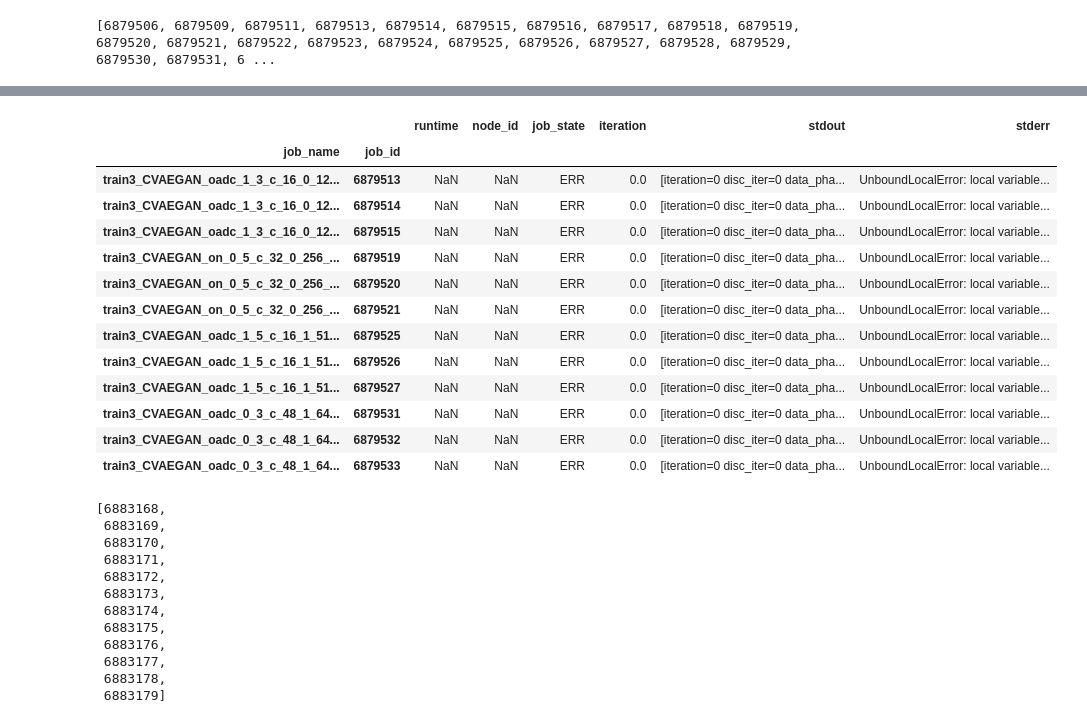
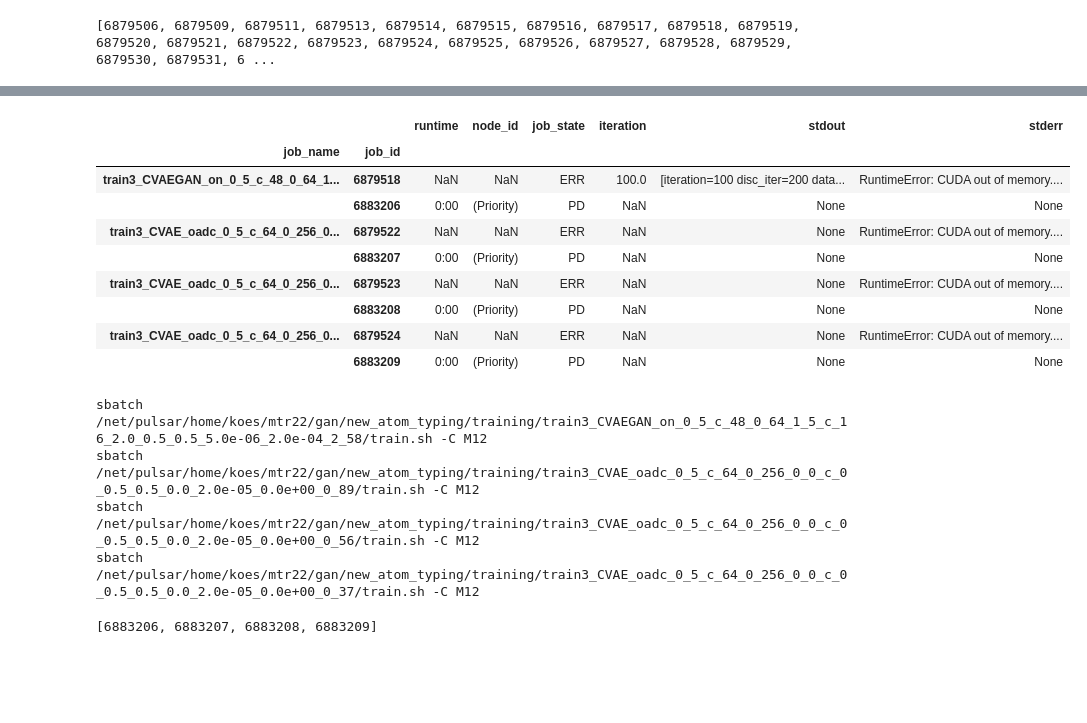
Before and after one commit to mattragoza/ipython-notebooks, a Jupyter notebook: new_atom_typing.ipynb, the cells around one changed output, grey strips where cells are left out. Drawn from its saved outputs; the diff is of its cells as text; code cells hidden in the pictures; blank space fills up the shorter version.

Commit message:
resubmit random search jobs with cuda oom, expect more

```diff
--- a/new_atom_typing.ipynb
+++ b/new_atom_typing.ipynb
@@ -724,12 +724,16 @@ train_jobs = pd.DataFrame(dict(
 
         # train3- fix unbound loss_gen error and resubmit (jobs with disc_train_iters=1)
         [6883168, 6883169, 6883170, 6883171, 6883172, 6883173, 6883174, 6883175, 6883176, 6883177, 6883178, 6883179],
+
+        # train3- resubmit CUDA oom models with -C M12
+        [6883206, 6883207, 6883208, 6883209],
     ],
-    group_name=[0,1,1,2,1,2,1,2,2,1,2,1,2,3,3]
+    group_name=[0,1,1,2,1,2,1,2,2,1,2,1,2,3,3,3]
 )).explode('job_id')
 # %%
 %%time
 import param_search
+param_search.job_queues.verbose = False
 from collections import defaultdict
 
 def find_work_dirs():
@@ -815,55 +819,47 @@ Wall time: 23 s
 # %%
 pd.set_option('display.max_colwidth', 100)
 import re
 iter_re = re.compile('iteration=(\d+) ')
 train_jobs['iteration'] = train_jobs['stdout'].map(
     lambda x: int(iter_re.search(x).group(1)) if x else x
 )
-train_jobs['affected'] = train_jobs['job_id'].isin(affected_jobs['job_id'].unique())
 
 resub_jobs = train_jobs[
-    (train_jobs['stderr'].str.contains('UnboundLocalError')) &
+    (train_jobs['group_name'] == 3) &
+    train_jobs['stderr'].map(lambda x: x is not None and 'UnboundLocalError' not in x) #&
     #train_jobs['job_name'].isin(affected_jobs['job_name'].unique()) &
     #~train_jobs['job_id'].isin(affected_jobs['job_id'].unique()) &
     #(train_jobs['job_id'] == 6837497) &
-    True
+    #True
 ]
-resub_jobs.set_index(['job_name', 'job_id']) \
+train_jobs[
+    train_jobs['job_name'].isin(resub_jobs['job_name'].unique())
+].set_index(['job_name', 'job_id']) \
     .sort_values(['job_name_idx', 'job_id'])[[
     'runtime', 'node_id', 'job_state',
     'iteration',
     'stdout', 'stderr',
 ]]
 # %% [output]
 |  |  | runtime | node_id | job_state | iteration | stdout | stderr |
 | job_name | job_id |  |  |  |  |  |  |
-| train3_CVAEGAN_oadc_1_3_c_16_0_12... | 6879513 | NaN | NaN | ERR | 0.0 | [iteration=0 disc_iter=0 data_pha... | UnboundLocalError: local variable... |
-| train3_CVAEGAN_oadc_1_3_c_16_0_12... | 6879514 | NaN | NaN | ERR | 0.0 | [iteration=0 disc_iter=0 data_pha... | UnboundLocalError: local variable... |
-| train3_CVAEGAN_oadc_1_3_c_16_0_12... | 6879515 | NaN | NaN | ERR | 0.0 | [iteration=0 disc_iter=0 data_pha... | UnboundLocalError: local variable... |
-| train3_CVAEGAN_on_0_5_c_32_0_256_... | 6879519 | NaN | NaN | ERR | 0.0 | [iteration=0 disc_iter=0 data_pha... | UnboundLocalError: local variable... |
-| train3_CVAEGAN_on_0_5_c_32_0_256_... | 6879520 | NaN | NaN | ERR | 0.0 | [iteration=0 disc_iter=0 data_pha... | UnboundLocalError: local variable... |
-| train3_CVAEGAN_on_0_5_c_32_0_256_... | 6879521 | NaN | NaN | ERR | 0.0 | [iteration=0 disc_iter=0 data_pha... | UnboundLocalError: local variable... |
-| train3_CVAEGAN_oadc_1_5_c_16_1_51... | 6879525 | NaN | NaN | ERR | 0.0 | [iteration=0 disc_iter=0 data_pha... | UnboundLocalError: local variable... |
-| train3_CVAEGAN_oadc_1_5_c_16_1_51... | 6879526 | NaN | NaN | ERR | 0.0 | [iteration=0 disc_iter=0 data_pha... | UnboundLocalError: local variable... |
-| train3_CVAEGAN_oadc_1_5_c_16_1_51... | 6879527 | NaN | NaN | ERR | 0.0 | [iteration=0 disc_iter=0 data_pha... | UnboundLocalError: local variable... |
-| train3_CVAEGAN_oadc_0_3_c_48_1_64... | 6879531 | NaN | NaN | ERR | 0.0 | [iteration=0 disc_iter=0 data_pha... | UnboundLocalError: local variable... |
-| train3_CVAEGAN_oadc_0_3_c_48_1_64... | 6879532 | NaN | NaN | ERR | 0.0 | [iteration=0 disc_iter=0 data_pha... | UnboundLocalError: local variable... |
-| train3_CVAEGAN_oadc_0_3_c_48_1_64... | 6879533 | NaN | NaN | ERR | 0.0 | [iteration=0 disc_iter=0 data_pha... | UnboundLocalError: local variable... |
+| train3_CVAEGAN_on_0_5_c_48_0_64_1... | 6879518 | NaN | NaN | ERR | 100.0 | [iteration=100 disc_iter=200 data... | RuntimeError: CUDA out of memory.... |
+|  | 6883206 | 0:00 | (Priority) | PD | NaN | None | None |
+| train3_CVAE_oadc_0_5_c_64_0_256_0... | 6879522 | NaN | NaN | ERR | NaN | None | RuntimeError: CUDA out of memory.... |
+|  | 6883207 | 0:00 | (Priority) | PD | NaN | None | None |
+| train3_CVAE_oadc_0_5_c_64_0_256_0... | 6879523 | NaN | NaN | ERR | NaN | None | RuntimeError: CUDA out of memory.... |
+|  | 6883208 | 0:00 | (Priority) | PD | NaN | None | None |
+| train3_CVAE_oadc_0_5_c_64_0_256_0... | 6879524 | NaN | NaN | ERR | NaN | None | RuntimeError: CUDA out of memory.... |
+|  | 6883209 | 0:00 | (Priority) | PD | NaN | None | None |
 # %%
-param_search.submit(resub_jobs['job_file'])
+param_search.job_queues.verbose = True
+param_search.submit(resub_jobs['job_file'], C='M12')
 # %% [output]
-[6883168,
- 6883169,
- 6883170,
- 6883171,
- 6883172,
- 6883173,
- 6883174,
- 6883175,
- 6883176,
- 6883177,
- 6883178,
- 6883179]
+sbatch /net/pulsar/home/koes/mtr22/gan/new_atom_typing/training/train3_CVAEGAN_on_0_5_c_48_0_64_1_5_c_16_2.0_0.5_0.5_5.0e-06_2.0e-04_2_58/train.sh -C M12
+sbatch /net/pulsar/home/koes/mtr22/gan/new_atom_typing/training/train3_CVAE_oadc_0_5_c_64_0_256_0_0_c_0_0.5_0.5_0.0_2.0e-05_0.0e+00_0_89/train.sh -C M12
+sbatch /net/pulsar/home/koes/mtr22/gan/new_atom_typing/training/train3_CVAE_oadc_0_5_c_64_0_256_0_0_c_0_0.5_0.5_0.0_2.0e-05_0.0e+00_0_56/train.sh -C M12
+sbatch /net/pulsar/home/koes/mtr22/gan/new_atom_typing/training/train3_CVAE_oadc_0_5_c_64_0_256_0_0_c_0_0.5_0.5_0.0_2.0e-05_0.0e+00_0_37/train.sh -C M12
+[6883206, 6883207, 6883208, 6883209]
 # %%
 affected_jobs = train_jobs[
     (train_jobs['job_id'] > 6837399) &
```
Also changed, not shown: parts of 5 cells of this notebook.
